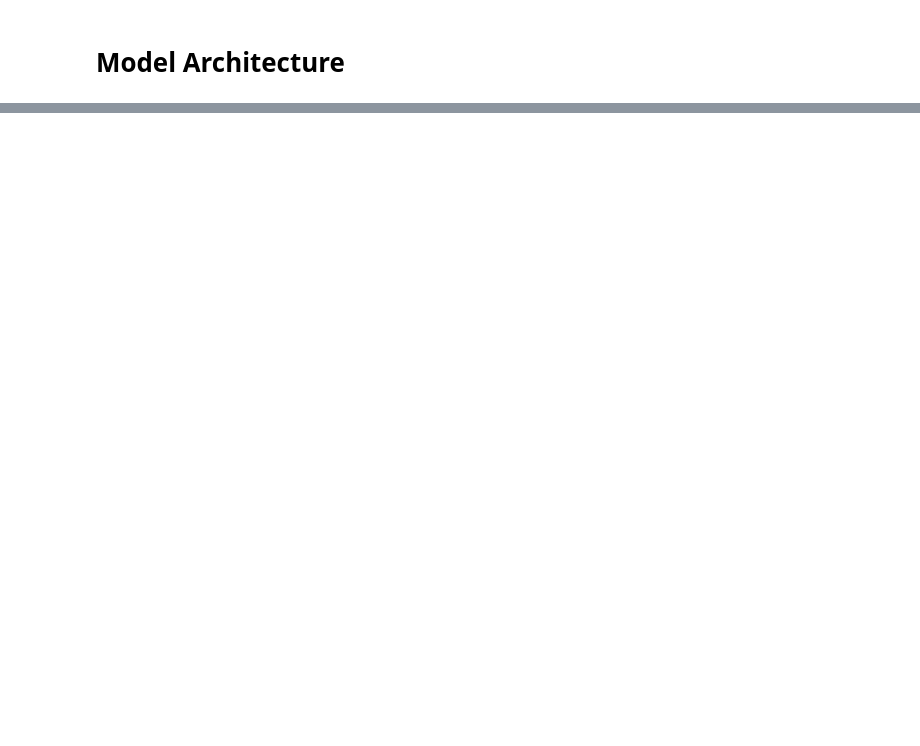
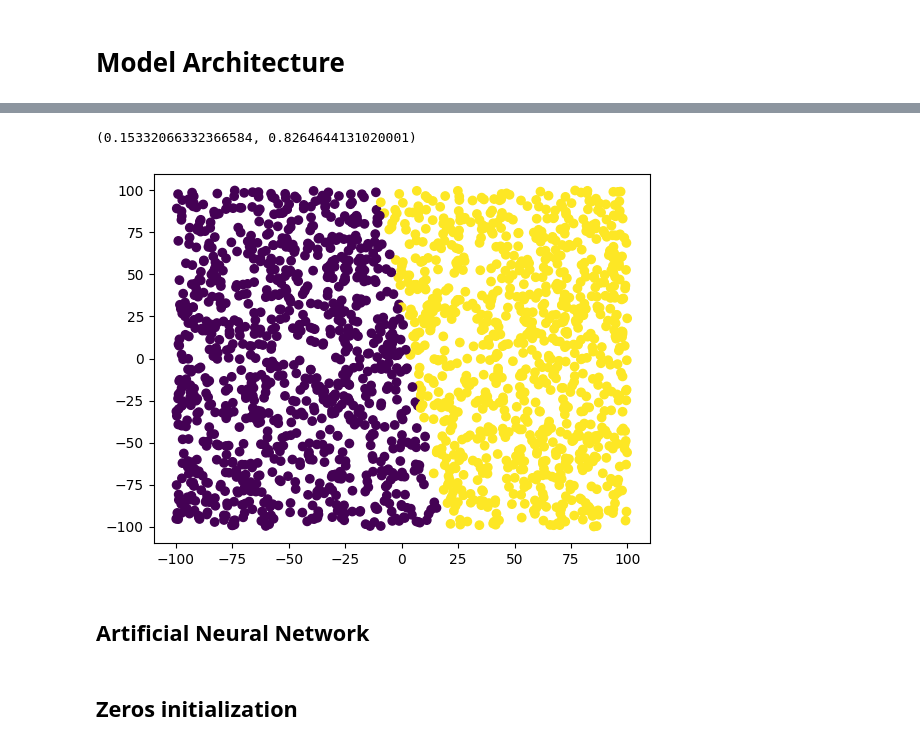
Before and after one commit to atkamara/deeplearning, a Jupyter notebook: pure_numpy_clean.ipynb, the cells around one changed output, grey strips where cells are left out. Drawn from its saved outputs; the diff is of its cells as text; code cells hidden in the pictures; blank space fills up the shorter version.

```diff
--- a/pure_numpy_clean.ipynb
+++ b/pure_numpy_clean.ipynb
@@ -333,0 +761,19 @@ z[0].min(),z[0].max()
+# %%
+X,X_test,y,y_test = train_test_split(X,y)
+# %%
+ModelGraph = nx.Graph()
+
+Model = Sequential([
+
+        fullyconnected(n_out=1,In=X),
+        activation()
+])
+# %%
+n_epochs = 100
+α = .0025
+
+for n in range(n_epochs):
+    outid,pred = Model.eval()[0]
+    L = binaryCrossEntropy(y,pred)
+    print('n=',n,'logloss=',L.eval())
+    Model.update({outid:α*L.prime()})
@@ -333,0 +798,13 @@ z[0].min(),z[0].max()
+# %%
+_,pred = Model.eval()[0]
+pred.min(),pred.max()
+# %% [output]
+(0.15332066332366584, 0.8264644131020001)
+# %%
+PlotData(X,pred>.5)
+# %% [output]
+[figure, added]
+# %% [markdown]
+## Artificial Neural Network
+# %% [markdown]
+## Zeros initialization
```
Also changed, not shown: parts of 89 cells of this notebook, 21 other files.
